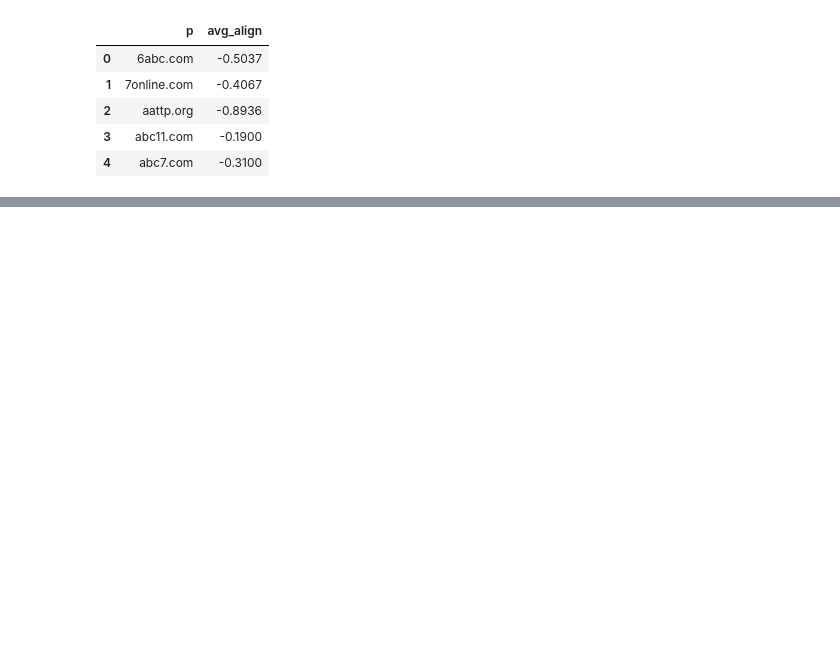
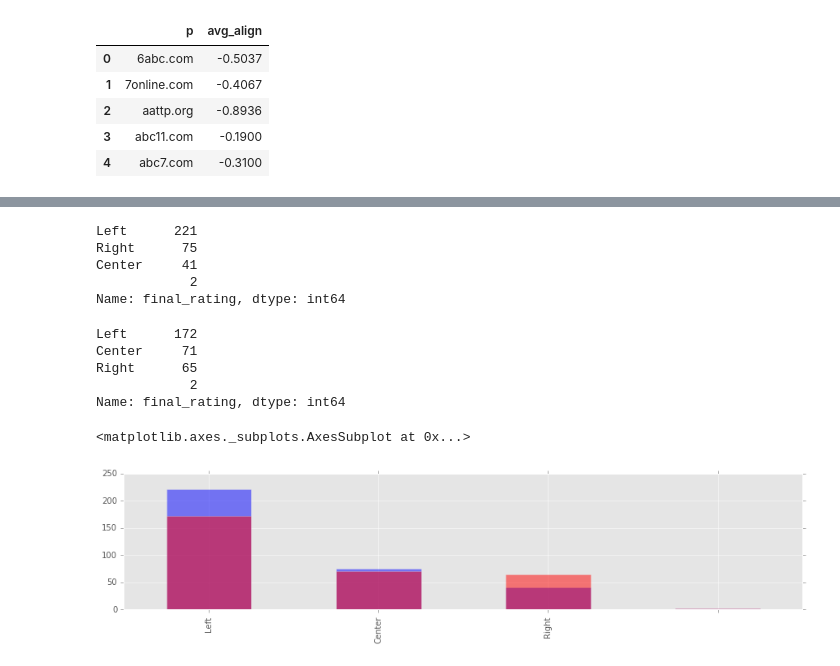
Before and after one commit to comp-journalism/Baseline_Problem_for_Algorithm_Audits, a Jupyter notebook: IMAGE_BOX/Google_images.ipynb, the cells around one changed output, grey strips where cells are left out. Saved outputs shown, nothing was run; the diff lists cells and outputs as text; code cells hidden in the pictures; blank space fills up the shorter version.

```diff
--- a/IMAGE_BOX/Google_images.ipynb
+++ b/IMAGE_BOX/Google_images.ipynb
@@ -529,0 +545,20 @@ Name: facebookbias_rating, dtype: int64
+# %%
+def convert_facebookbias_toInts(col):
+
+    if col >= 0.6 and col <= 1:
+        return 2
+    elif col >= 0.2 and col < 0.6:
+        return 1
+    elif col > -0.2 and col < 0.2:
+        return 0
+    elif col > -0.6 and col <= -0.2:
+        return -1
+    elif col <= -0.6:
+        return -2
+    elif col == 999:
+        return 999
+    else:
+        return 999
+# %%
+HC['facebook_int'] = HC.facebookbias_rating.apply(convert_facebookbias_toInts)
+DT['facebook_int'] = DT.facebookbias_rating.apply(convert_facebookbias_toInts)
@@ -529,0 +866,22 @@ Name: facebookbias_rating, dtype: int64
+# %%
+HC.final_rating.value_counts()
+# %% [output]
+Left      221
+Right      75
+Center     41
+            2
+Name: final_rating, dtype: int64
+# %%
+DT.final_rating.value_counts()
+# %% [output]
+Left      172
+Center     71
+Right      65
+            2
+Name: final_rating, dtype: int64
+# %%
+HC.final_rating.value_counts().plot(kind='bar', alpha=0.5, color='blue')
+DT.final_rating.value_counts().plot(kind='bar', alpha=0.5, color='red')
+# %% [output]
+<matplotlib.axes._subplots.AxesSubplot at 0x...>
+[figure, added]
```
Also changed, not shown: parts of 52 cells of this notebook, 23 other files.
